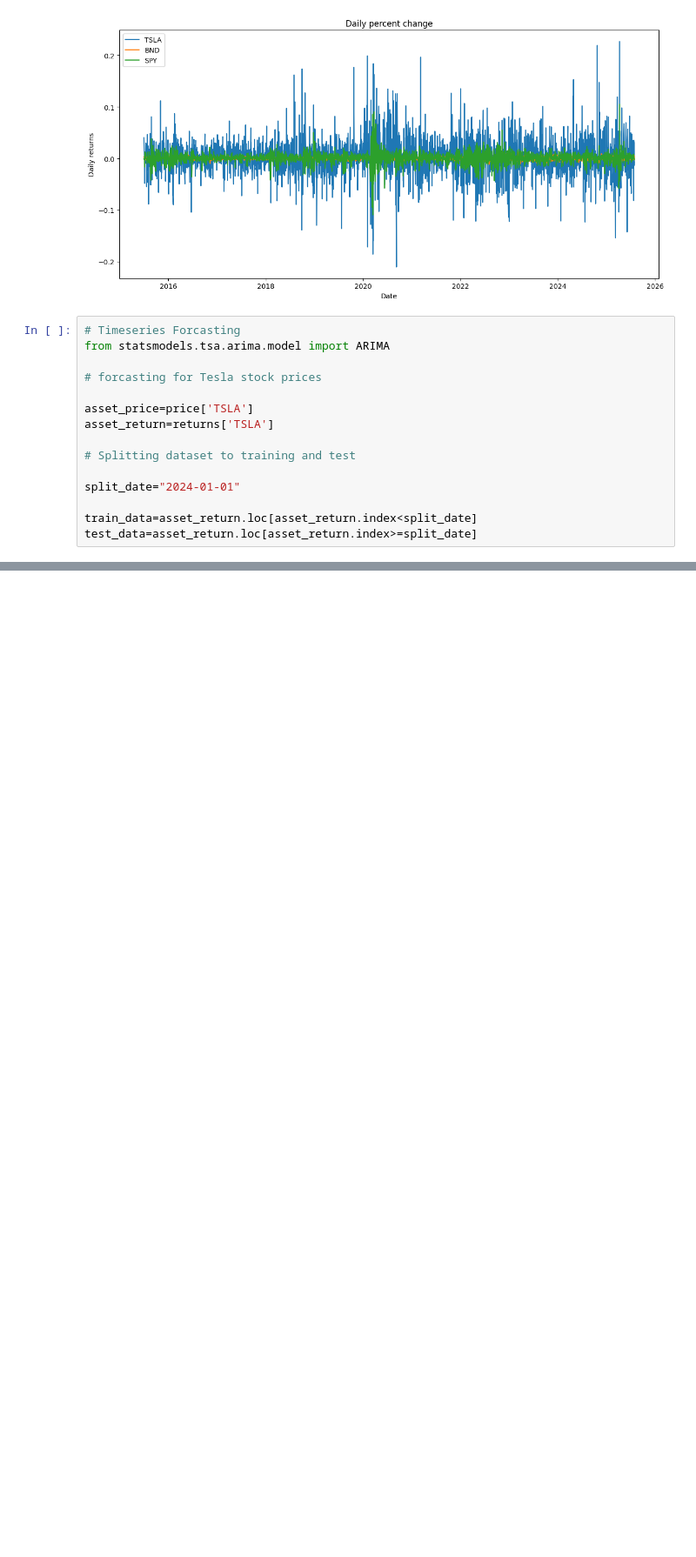
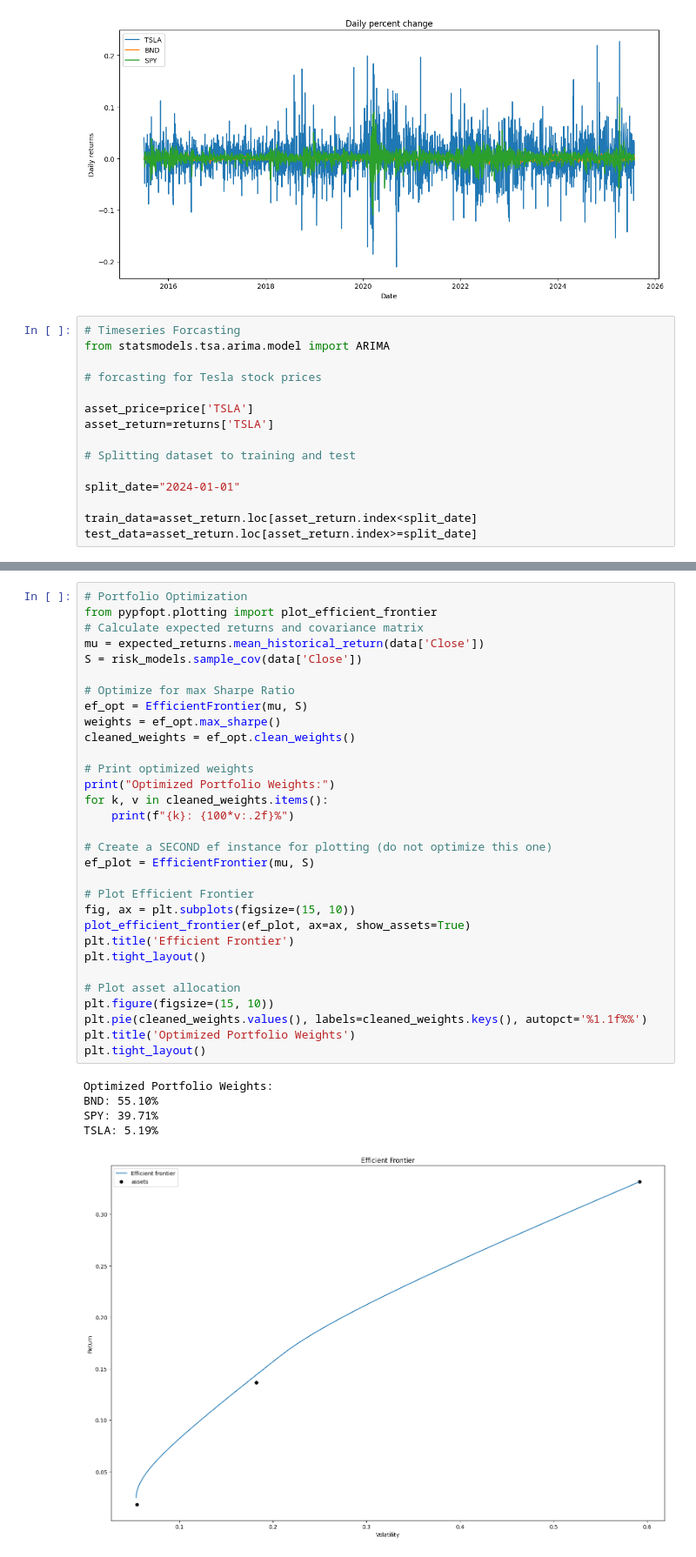
Before and after one commit to hinsenedinka/GMF-Investments-Portfolio-Management-with-Time-Series-Analysis, a Jupyter notebook: notebook/Time Series Forecasting and Portfolio Optimization.ipynb, the cells around one changed output, grey strips where cells are left out. Shown at 87% size. Drawn from its saved outputs; the diff is of its cells as text; blank space fills up the shorter version.

```diff
--- a/notebook/Time Series Forecasting and Portfolio Optimization.ipynb
+++ b/notebook/Time Series Forecasting and Portfolio Optimization.ipynb
@@ -329,0 +472,37 @@ plt.show()
+# %%
+# Portfolio Optimization
+from pypfopt.plotting import plot_efficient_frontier
+# Calculate expected returns and covariance matrix
+mu = expected_returns.mean_historical_return(data['Close'])
+S = risk_models.sample_cov(data['Close'])
+
+# Optimize for max Sharpe Ratio
+ef_opt = EfficientFrontier(mu, S)
+weights = ef_opt.max_sharpe()
+cleaned_weights = ef_opt.clean_weights()
+
+# Print optimized weights
+print("Optimized Portfolio Weights:")
+for k, v in cleaned_weights.items():
+    print(f"{k}: {100*v:.2f}%")
+
+# Create a SECOND ef instance for plotting (do not optimize this one)
+ef_plot = EfficientFrontier(mu, S)
+
+# Plot Efficient Frontier
+fig, ax = plt.subplots(figsize=(15, 10))
+plot_efficient_frontier(ef_plot, ax=ax, show_assets=True)
+plt.title('Efficient Frontier')
+plt.tight_layout()
+
+# Plot asset allocation
+plt.figure(figsize=(15, 10))
+plt.pie(cleaned_weights.values(), labels=cleaned_weights.keys(), autopct='%1.1f%%')
+plt.title('Optimized Portfolio Weights')
+plt.tight_layout()
+# %% [output]
+Optimized Portfolio Weights:
+BND: 55.10%
+SPY: 39.71%
+TSLA: 5.19%
+[figure, added]
```
Also changed, not shown: parts of 9 cells of this notebook.
